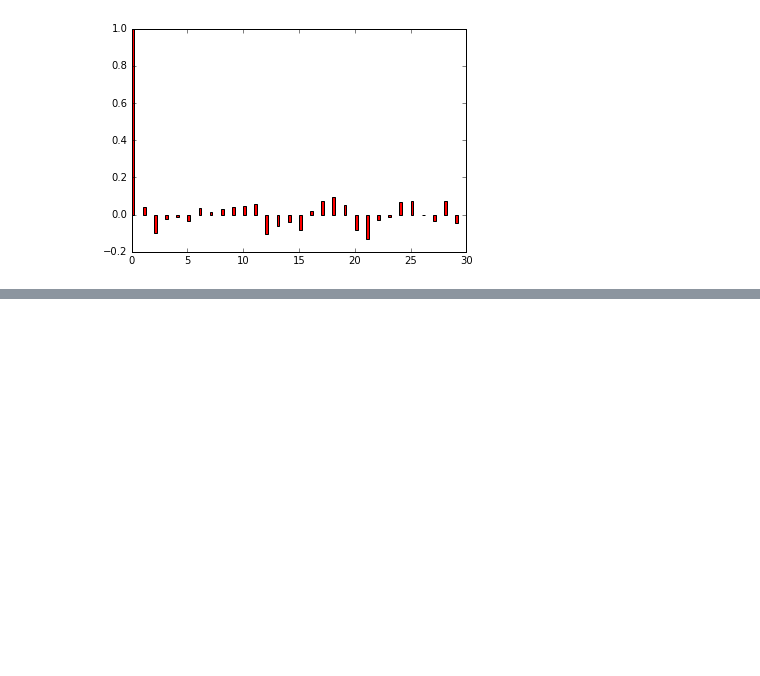
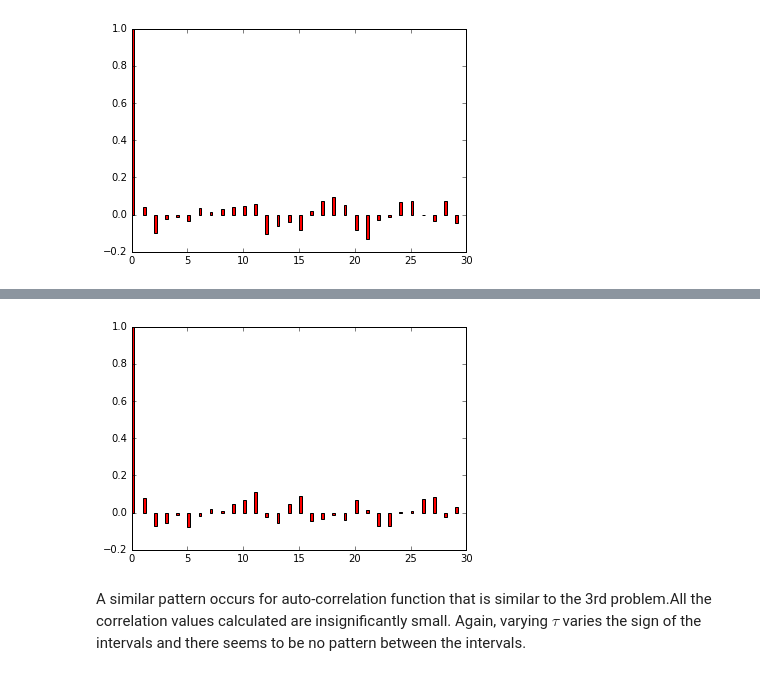
Before and after one commit to arkilic/notebooks, a Jupyter notebook: Pandas-- Time series exercise.ipynb, the cells around one changed output, grey strips where cells are left out. Saved outputs shown, nothing was run; the diff lists cells and outputs as text; code cells hidden in the pictures; blank space fills up the shorter version.

```diff
--- a/Pandas-- Time series exercise.ipynb
+++ b/Pandas-- Time series exercise.ipynb
@@ -88,0 +141,9 @@ auto_corr_res
+# %%
+auto_corr_res3 = [np.square(data['log_return']).autocorr(lag=i) for i in range(30)]
+lag_indices = [j for j in range(30)]
+# %%
+ax = plt.bar(lag_indices, auto_corr_res39, width = 1/4, color='red')
+# %% [output]
+[figure, added]
+# %% [markdown]
+A similar pattern occurs for auto-correlation function that is similar to the 3rd problem.All the correlation values calculated are insignificantly small. Again, varying $\tau$ varies the sign of the intervals and there seems to be no pattern between the intervals.
```
Also changed, not shown: parts of 14 cells of this notebook, 3 other files.
